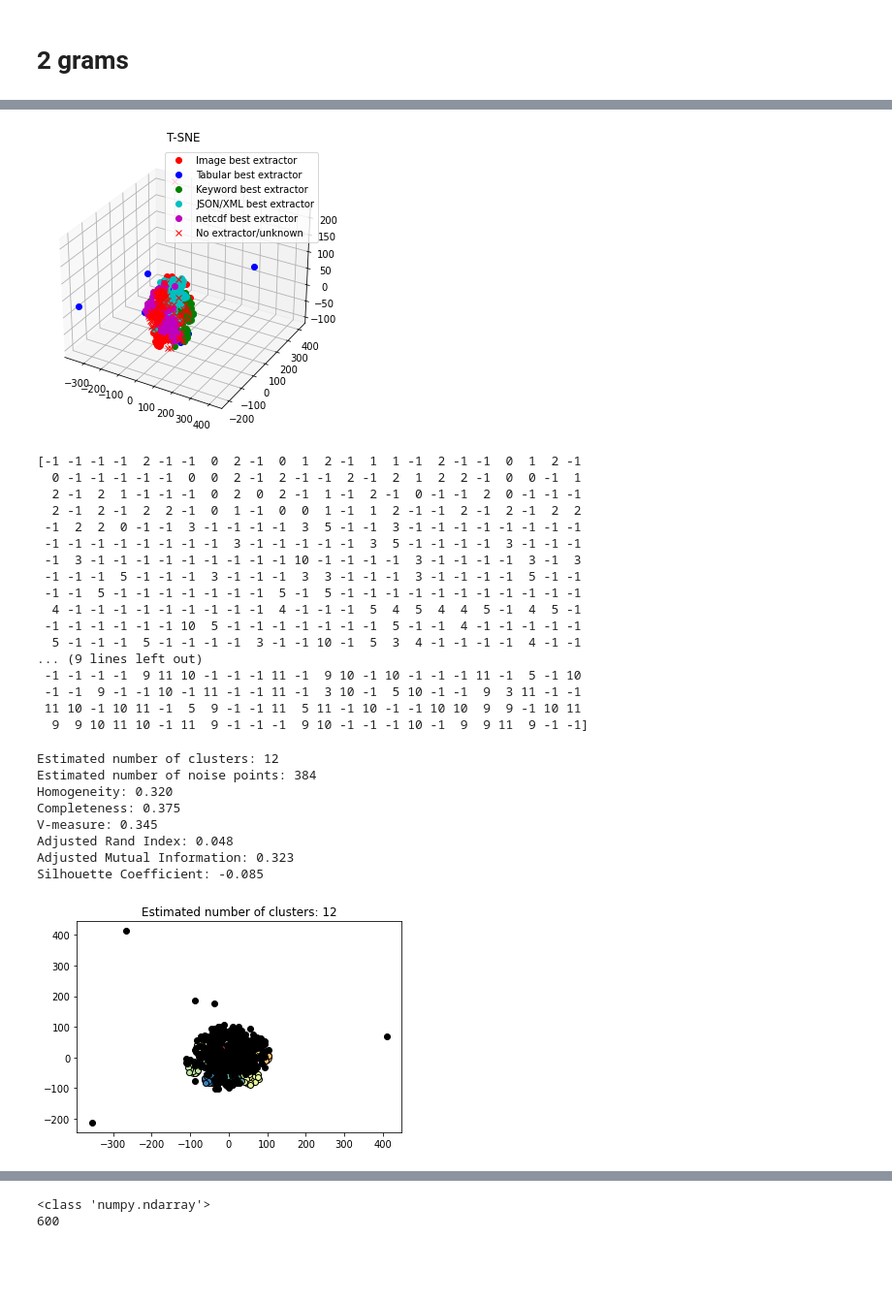
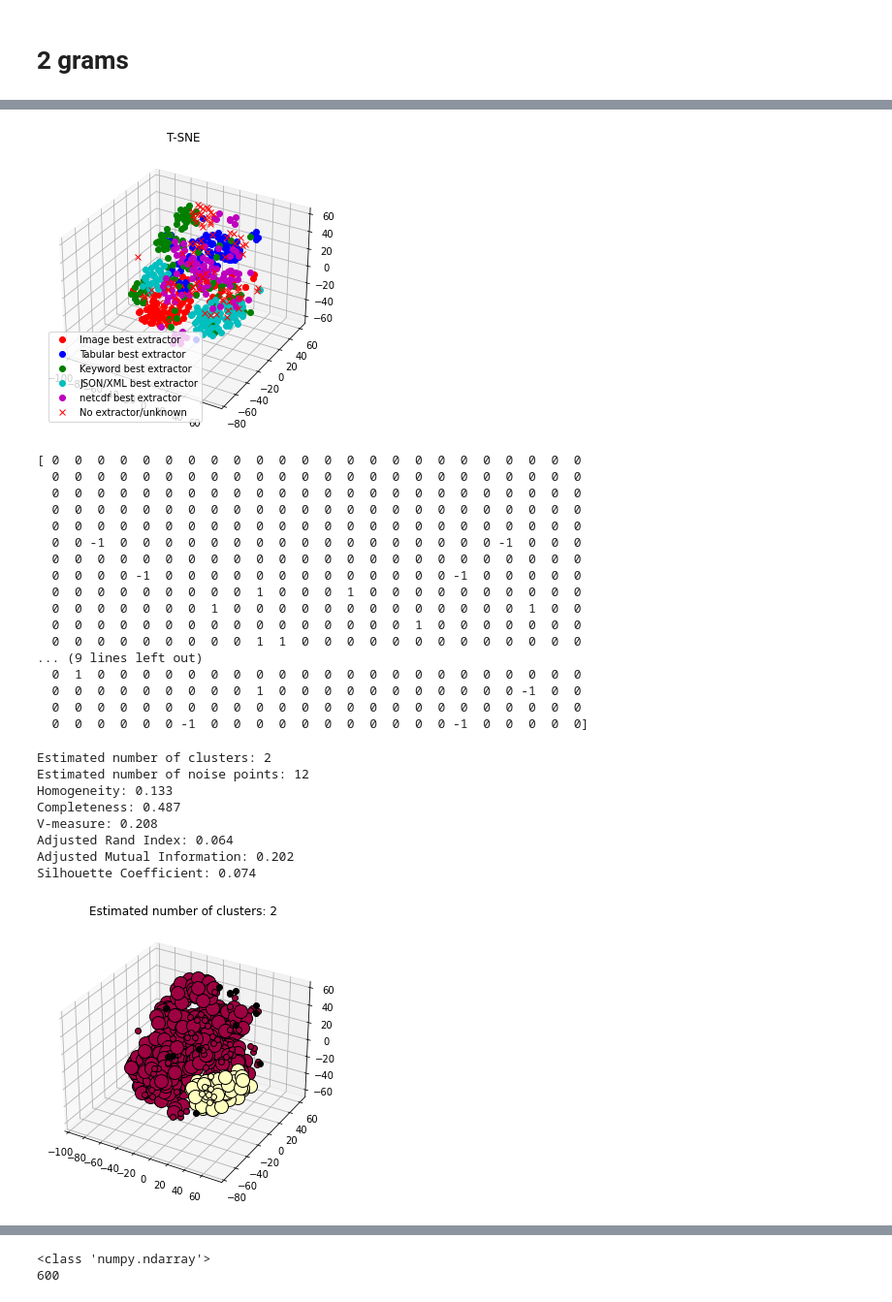
Before and after one commit to xtracthub/MetaDataExtractionModel, a Jupyter notebook: subdataset/subsetVectorAnalysis.ipynb, the cells around one changed output, grey strips where cells are left out. Shown at 97% size. Cells and saved outputs as stored; diff of their text form; code cells hidden in the pictures; blank space fills up the shorter version.

```diff
--- a/subdataset/subsetVectorAnalysis.ipynb
+++ b/subdataset/subsetVectorAnalysis.ipynb
@@ -17,7 +17,7 @@ from sklearn.preprocessing import StandardScaler
 from sklearn.pipeline import Pipeline
 from sklearn import metrics
 # %%
-with open('gathered_data_byte_vector/sample1/byte_vectors_v1_512B.pkl', "rb") as fp:
+with open('gathered_data_byte_vector/sample2/byte_vectors_v2_262144B.pkl', "rb") as fp:
     dataset = pickle.load(fp)
 print(len(dataset))
 # %% [output]
@@ -321,7 +335,7 @@ plot_extractors_against_feature_reduction(all_file_data, twogram_tsne, "T-SNE")
 # %%
 sc = StandardScaler()
-pca = PCA(n_components=100)
-tsne = TSNE(n_components=3)
+pca = PCA(n_components=50)
+tsne = TSNE(n_components=3, n_jobs=-1, perplexity=30, learning_rate=200, early_exaggeration=12)
 
 tsne_after_pca = Pipeline([
     ('std_scaler', sc),
@@ -330,7 +344,3 @@ tsne_after_pca = Pipeline([
 ])
 
 twogram_tsne = tsne_after_pca.fit_transform(two_grams_total_dataset)
-fig = plt.figure()
-ax = Axes3D(fig)
-ax.scatter(twogram_tsne[:,0], twogram_tsne[:,1], twogram_tsne[:,2])
-plt.show()
@@ -359,7 +359,7 @@ print(pca.explained_variance_ratio_)
 # %%
 plot_extractors_against_feature_reduction_3d(all_file_data, twogram_tsne, "T-SNE")
 # %% [output]
-[figure, old version]
+[figure, new version]
 # %%
 def generate_label_data(all_file_data, Y):
 	labels = np.zeros(Y.shape[0])
@@ -384,29 +384,29 @@ labels_true = generate_label_data(all_file_data, twogram_tsne)
 # %%
 # #############################################################################
 # Compute DBSCAN
-db = DBSCAN(eps=20, min_samples=10).fit(twogram_tsne)
+db = DBSCAN(eps=18, min_samples=10).fit(twogram_tsne)
 core_samples_mask = np.zeros_like(db.labels_, dtype=bool)
 core_samples_mask[db.core_sample_indices_] = True
 labels = db.labels_
 print(labels)
 # %% [output]
-[-1 -1 -1 -1  2 -1 -1  0  2 -1  0  1  2 -1  1  1 -1  2 -1 -1  0  1  2 -1
-  0 -1 -1 -1 -1 -1  0  0  2 -1  2 -1 -1  2 -1  2  1  2  2 -1  0  0 -1  1
-  2 -1  2  1 -1 -1 -1  0  2  0  2 -1  1 -1  2 -1  0 -1 -1  2  0 -1 -1 -1
-  2 -1  2 -1  2  2 -1  0  1 -1  0  0  1 -1  1  2 -1 -1  2 -1  2 -1  2  2
- -1  2  2  0 -1 -1  3 -1 -1 -1 -1  3  5 -1 -1  3 -1 -1 -1 -1 -1 -1 -1 -1
- -1 -1 -1 -1 -1 -1 -1 -1  3 -1 -1 -1 -1 -1  3  5 -1 -1 -1 -1  3 -1 -1 -1
- -1  3 -1 -1 -1 -1 -1 -1 -1 -1 -1 10 -1 -1 -1 -1  3 -1 -1 -1 -1  3 -1  3
- -1 -1 -1  5 -1 -1 -1  3 -1 -1 -1  3  3 -1 -1 -1  3 -1 -1 -1 -1  5 -1 -1
- -1 -1  5 -1 -1 -1 -1 -1 -1 -1  5 -1  5 -1 -1 -1 -1 -1 -1 -1 -1 -1 -1 -1
-  4 -1 -1 -1 -1 -1 -1 -1 -1 -1  4 -1 -1 -1  5  4  5  4  4  5 -1  4  5 -1
- -1 -1 -1 -1 -1 -1 10  5 -1 -1 -1 -1 -1 -1 -1  5 -1 -1  4 -1 -1 -1 -1 -1
-  5 -1 -1 -1  5 -1 -1 -1 -1  3 -1 -1 10 -1  5  3  4 -1 -1 -1 -1  4 -1 -1
+[ 0  0  0  0  0  0  0  0  0  0  0  0  0  0  0  0  0  0  0  0  0  0  0  0
+  0  0  0  0  0  0  0  0  0  0  0  0  0  0  0  0  0  0  0  0  0  0  0  0
+  0  0  0  0  0  0  0  0  0  0  0  0  0  0  0  0  0  0  0  0  0  0  0  0
+  0  0  0  0  0  0  0  0  0  0  0  0  0  0  0  0  0  0  0  0  0  0  0  0
+  0  0  0  0  0  0  0  0  0  0  0  0  0  0  0  0  0  0  0  0  0  0  0  0
+  0  0 -1  0  0  0  0  0  0  0  0  0  0  0  0  0  0  0  0  0 -1  0  0  0
+  0  0  0  0  0  0  0  0  0  0  0  0  0  0  0  0  0  0  0  0  0  0  0  0
+  0  0  0  0 -1  0  0  0  0  0  0  0  0  0  0  0  0  0 -1  0  0  0  0  0
+  0  0  0  0  0  0  0  0  0  1  0  0  0  1  0  0  0  0  0  0  0  0  0  0
+  0  0  0  0  0  0  0  1  0  0  0  0  0  0  0  0  0  0  0  0  0  1  0  0
+  0  0  0  0  0  0  0  0  0  0  0  0  0  0  0  0  1  0  0  0  0  0  0  0
+  0  0  0  0  0  0  0  0  0  1  1  0  0  0  0  0  0  0  0  0  0  0  0  0
 ... (9 lines left out)
- -1 -1 -1 -1  9 11 10 -1 -1 -1 11 -1  9 10 -1 10 -1 -1 -1 11 -1  5 -1 10
- -1 -1  9 -1 -1 10 -1 11 -1 -1 11 -1  3 10 -1  5 10 -1 -1  9  3 11 -1 -1
- 11 10 -1 10 11 -1  5  9 -1 -1 11  5 11 -1 10 -1 -1 10 10  9  9 -1 10 11
-  9  9 10 11 10 -1 11  9 -1 -1 -1  9 10 -1 -1 -1 10 -1  9  9 11  9 -1 -1]
+  0  1  0  0  0  0  0  0  0  0  0  0  0  0  0  0  0  0  0  0  0  0  0  0
+  0  0  0  0  0  0  0  0  0  1  0  0  0  0  0  0  0  0  0  0  0 -1  0  0
+  0  0  0  0  0  0  0  0  0  0  0  0  0  0  0  0  0  0  0  0  0  0  0  0
+  0  0  0  0  0  0 -1  0  0  0  0  0  0  0  0  0  0  0 -1  0  0  0  0  0]
 # %%
 # Number of clusters in labels, ignoring noise if present.
 n_clusters_ = len(set(labels)) - (1 if -1 in labels else 0)
@@ -418,47 +418,49 @@ print("Homogeneity: %0.3f" % metrics.homogeneity_score(labels_true, labels))
 print("Completeness: %0.3f" % metrics.completeness_score(labels_true, labels))
 print("V-measure: %0.3f" % metrics.v_measure_score(labels_true, labels))
 print("Adjusted Rand Index: %0.3f"
       % metrics.adjusted_rand_score(labels_true, labels))
 print("Adjusted Mutual Information: %0.3f"
       % metrics.adjusted_mutual_info_score(labels_true, labels))
 print("Silhouette Coefficient: %0.3f"
       % metrics.silhouette_score(twogram_tsne, labels))
 
-# #############################################################################
-# Plot result
-import matplotlib.pyplot as plt
 
 # Black removed and is used for noise instead.
 unique_labels = set(labels)
 colors = [plt.cm.Spectral(each)
           for each in np.linspace(0, 1, len(unique_labels))]
+
+fig = plt.figure()
+ax = Axes3D(fig)
+
+
 for k, col in zip(unique_labels, colors):
     if k == -1:
         # Black used for noise.
         col = [0, 0, 0, 1]
 
     class_member_mask = (labels == k)
 
     xy = twogram_tsne[class_member_mask & core_samples_mask]
-    plt.plot(xy[:, 0], xy[:, 1], 'o', markerfacecolor=tuple(col),
+    ax.plot(xy[:, 0], xy[:, 1], xy[:, 2], 'o', markerfacecolor=tuple(col),
              markeredgecolor='k', markersize=14)
 
     xy = twogram_tsne[class_member_mask & ~core_samples_mask]
-    plt.plot(xy[:, 0], xy[:, 1], 'o', markerfacecolor=tuple(col),
+    ax.plot(xy[:, 0], xy[:, 1], xy[:, 2],'o', markerfacecolor=tuple(col),
              markeredgecolor='k', markersize=6)
 
 plt.title('Estimated number of clusters: %d' % n_clusters_)
 plt.show()
 # %% [output]
-Estimated number of clusters: 12
-Estimated number of noise points: 384
-Homogeneity: 0.320
-Completeness: 0.375
-V-measure: 0.345
-Adjusted Rand Index: 0.048
-Adjusted Mutual Information: 0.323
-Silhouette Coefficient: -0.085
+Estimated number of clusters: 2
+Estimated number of noise points: 12
+Homogeneity: 0.133
+Completeness: 0.487
+V-measure: 0.208
+Adjusted Rand Index: 0.064
+Adjusted Mutual Information: 0.202
+Silhouette Coefficient: 0.074
-[figure, old version]
+[figure, new version]
 # %%
 fig = plt.figure()
 ax = Axes3D(fig)
```
Also changed, not shown: parts of 23 cells of this notebook.
